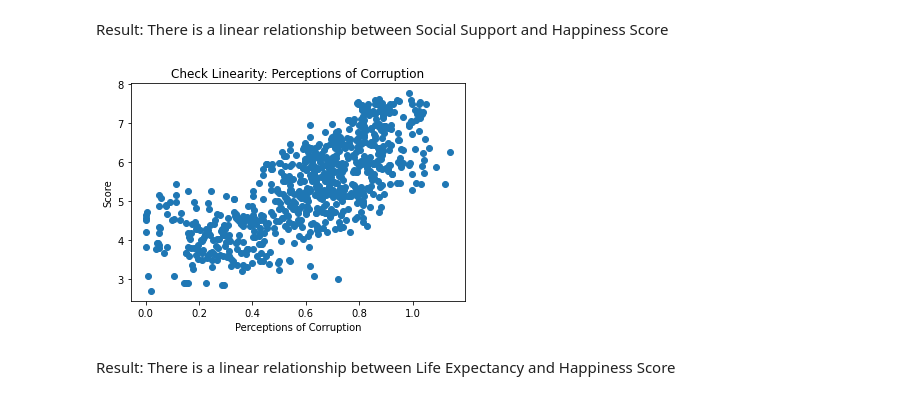
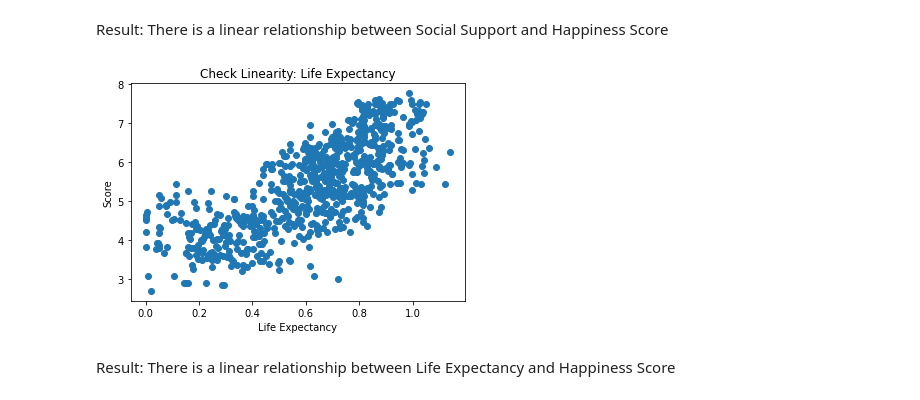
Before and after one commit to vyu821/world-happiness-analysis, a Jupyter notebook: happiness_machine_learning_model.ipynb, the cells around one changed output. Drawn from its saved outputs; the diff is of its cells as text; code cells hidden in the pictures.

```diff
--- a/happiness_machine_learning_model.ipynb
+++ b/happiness_machine_learning_model.ipynb
@@ -273,12 +272,12 @@ Result: There is a linear relationship between Social Support and Happiness Scor
 # %%
 # Check Linearity: Life Expectancy vs Score
 plt.scatter(df['Life_Expectancy'], df['Score'])
-plt.title('Check Linearity: Perceptions of Corruption')
-plt.xlabel('Perceptions of Corruption')
+plt.title('Check Linearity: Life Expectancy')
+plt.xlabel('Life Expectancy')
 plt.ylabel('Score')
 plt.show()
 # %% [output]
-[figure, old version]
+[figure, new version]
 # %% [markdown]
 Result: There is a linear relationship between Life Expectancy and Happiness Score
 # %%
```
Also changed, not shown: parts of 9 cells of this notebook.
